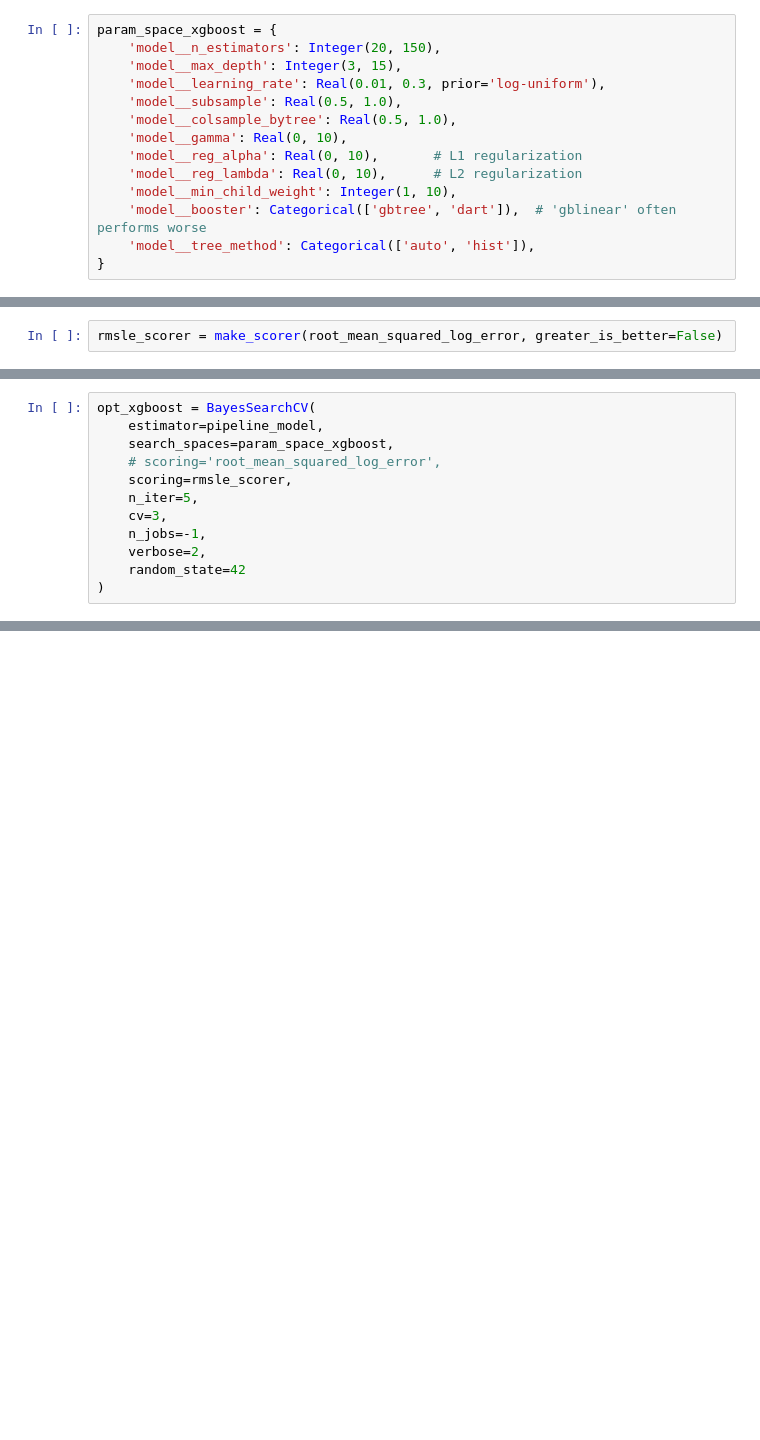
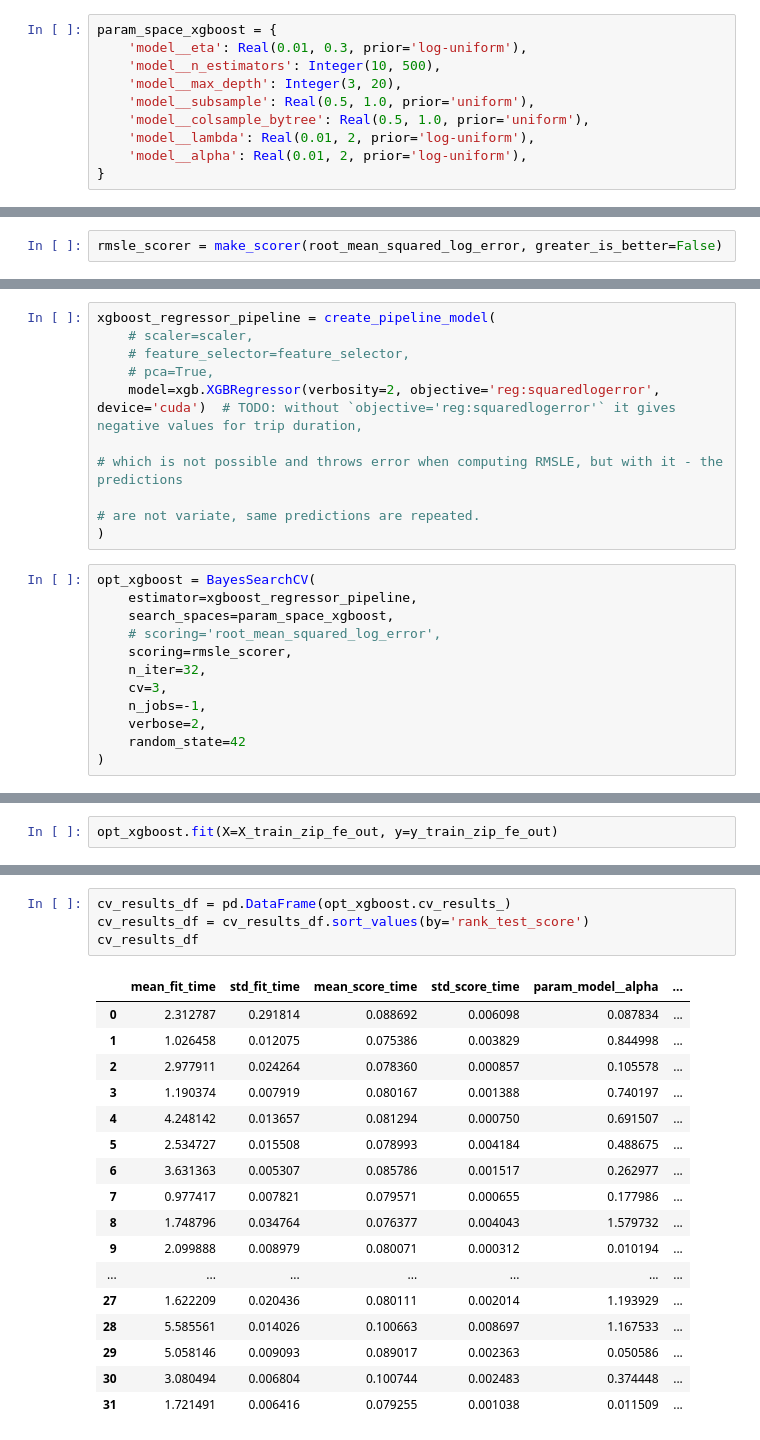
Before and after one commit to Ghenntoggy1/Sigmoid-ML-Tasks, a Jupyter notebook: PreExam_1_Taxi_Tickets/Pre_Exam_1_Taxi_Tickets.ipynb, the cells around one changed output, grey strips where cells are left out. Drawn from its saved outputs; the diff is of its cells as text; blank space fills up the shorter version.

```diff
--- a/PreExam_1_Taxi_Tickets/Pre_Exam_1_Taxi_Tickets.ipynb
+++ b/PreExam_1_Taxi_Tickets/Pre_Exam_1_Taxi_Tickets.ipynb
@@ -1401,15 +1506,11 @@ param_space_random_forest = {
 }
 # %%
 param_space_xgboost = {
-    'model__n_estimators': Integer(20, 150),
-    'model__max_depth': Integer(3, 15),
-    'model__learning_rate': Real(0.01, 0.3, prior='log-uniform'),
-    'model__subsample': Real(0.5, 1.0),
-    'model__colsample_bytree': Real(0.5, 1.0),
-    'model__gamma': Real(0, 10),
-    'model__reg_alpha': Real(0, 10),       # L1 regularization
-    'model__reg_lambda': Real(0, 10),      # L2 regularization
-    'model__min_child_weight': Integer(1, 10),
-    'model__booster': Categorical(['gbtree', 'dart']),  # 'gblinear' often performs worse
-    'model__tree_method': Categorical(['auto', 'hist']),
+    'model__eta': Real(0.01, 0.3, prior='log-uniform'),
+    'model__n_estimators': Integer(10, 500),
+    'model__max_depth': Integer(3, 20),
+    'model__subsample': Real(0.5, 1.0, prior='uniform'),
+    'model__colsample_bytree': Real(0.5, 1.0, prior='uniform'),
+    'model__lambda': Real(0.01, 2, prior='log-uniform'),
+    'model__alpha': Real(0.01, 2, prior='log-uniform'),
 }
@@ -1432,10 +1612,19 @@ opt_random_forest = BayesSearchCV(
+# %%
+xgboost_regressor_pipeline = create_pipeline_model(
+    # scaler=scaler,
+    # feature_selector=feature_selector,
+    # pca=True,
+    model=xgb.XGBRegressor(verbosity=2, objective='reg:squaredlogerror', device='cuda')  # TODO: without `objective='reg:squaredlogerror'` it gives negative values for trip duration,
+                                                                                         # which is not possible and throws error when computing RMSLE, but with it - the predictions
+                                                                                         # are not variate, same predictions are repeated.
+)
 # %%
 opt_xgboost = BayesSearchCV(
-    estimator=pipeline_model,
+    estimator=xgboost_regressor_pipeline,
     search_spaces=param_space_xgboost,
     # scoring='root_mean_squared_log_error',
     scoring=rmsle_scorer,
-    n_iter=5,
+    n_iter=32,
     cv=3,
     n_jobs=-1,
     verbose=2,
@@ -1457,0 +1635,2 @@ df_submission.to_csv('dataset/submission_xgb_hyp.csv', index=False)
+# %%
+opt_xgboost.fit(X=X_train_zip_fe_out, y=y_train_zip_fe_out)
@@ -1457,0 +1700,22 @@ df_submission.to_csv('dataset/submission_xgb_hyp.csv', index=False)
+# %%
+cv_results_df = pd.DataFrame(opt_xgboost.cv_results_)
+cv_results_df = cv_results_df.sort_values(by='rank_test_score')
+cv_results_df
+# %% [output]
+|  | mean_fit_time | std_fit_time | mean_score_time | std_score_time | param_model__alpha | ... |
+| 0 | 2.312787 | 0.291814 | 0.088692 | 0.006098 | 0.087834 | ... |
+| 1 | 1.026458 | 0.012075 | 0.075386 | 0.003829 | 0.844998 | ... |
+| 2 | 2.977911 | 0.024264 | 0.078360 | 0.000857 | 0.105578 | ... |
+| 3 | 1.190374 | 0.007919 | 0.080167 | 0.001388 | 0.740197 | ... |
+| 4 | 4.248142 | 0.013657 | 0.081294 | 0.000750 | 0.691507 | ... |
+| 5 | 2.534727 | 0.015508 | 0.078993 | 0.004184 | 0.488675 | ... |
+| 6 | 3.631363 | 0.005307 | 0.085786 | 0.001517 | 0.262977 | ... |
+| 7 | 0.977417 | 0.007821 | 0.079571 | 0.000655 | 0.177986 | ... |
+| 8 | 1.748796 | 0.034764 | 0.076377 | 0.004043 | 1.579732 | ... |
+| 9 | 2.099888 | 0.008979 | 0.080071 | 0.000312 | 0.010194 | ... |
+| ... | ... | ... | ... | ... | ... | ... |
+| 27 | 1.622209 | 0.020436 | 0.080111 | 0.002014 | 1.193929 | ... |
+| 28 | 5.585561 | 0.014026 | 0.100663 | 0.008697 | 1.167533 | ... |
+| 29 | 5.058146 | 0.009093 | 0.089017 | 0.002363 | 0.050586 | ... |
+| 30 | 3.080494 | 0.006804 | 0.100744 | 0.002483 | 0.374448 | ... |
+| 31 | 1.721491 | 0.006416 | 0.079255 | 0.001038 | 0.011509 | ... |
```
Also changed, not shown: parts of 214 cells of this notebook, 1 other file.
